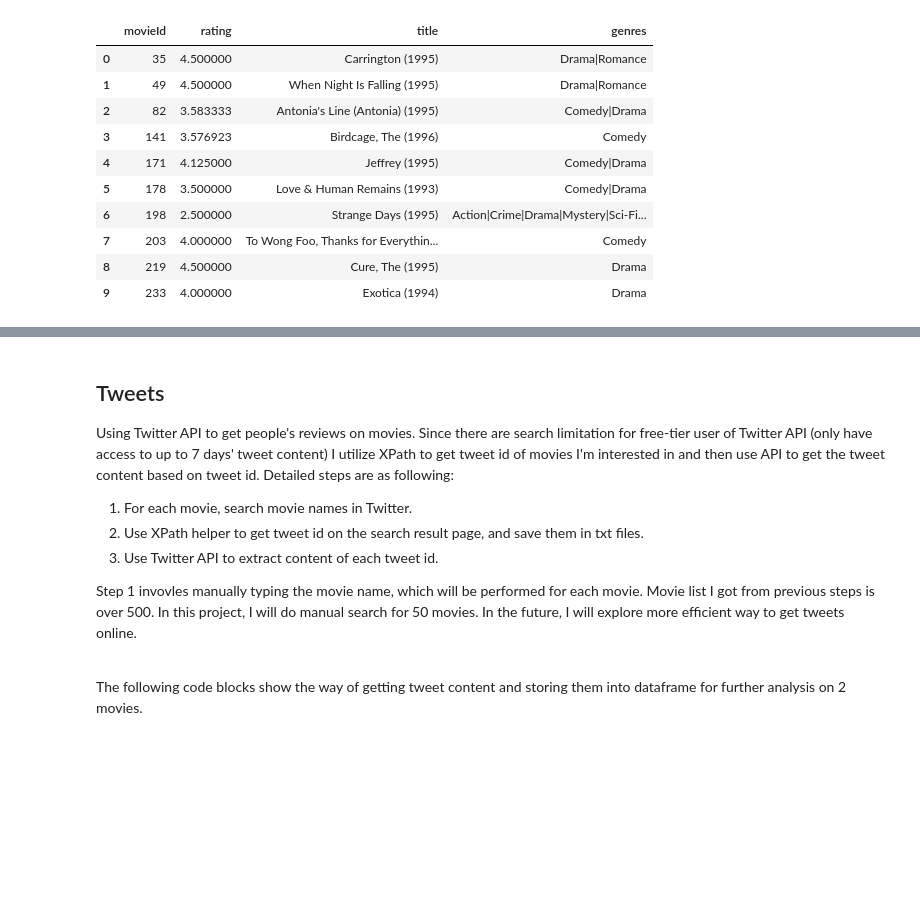
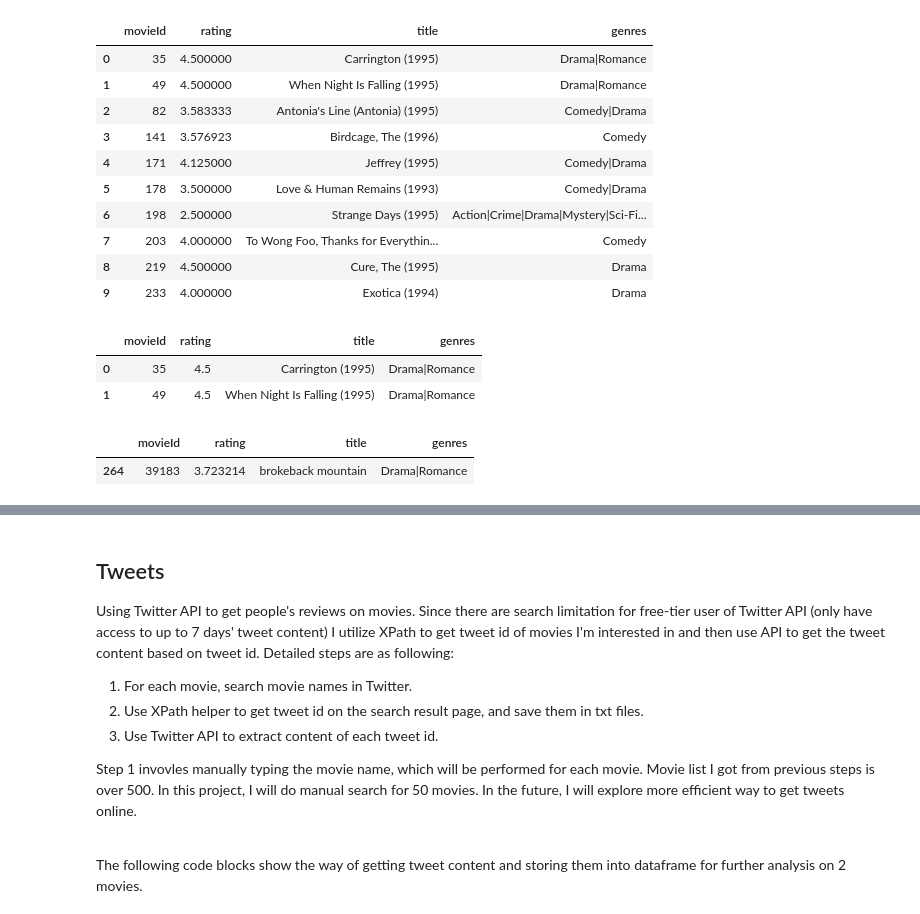
Before and after one commit to sayaaoi/Open.Data.Mashups.Project, a Jupyter notebook: Reproducible Data Compilation.ipynb, the cells around one changed output, grey strips where cells are left out. Saved outputs shown, nothing was run; the diff lists cells and outputs as text; code cells hidden in the pictures; blank space fills up the shorter version.

```diff
--- a/Reproducible Data Compilation.ipynb
+++ b/Reproducible Data Compilation.ipynb
@@ -398,3 +420,14 @@ moviename_rating.head(10)
 | 7 | 203 | 4.000000 | To Wong Foo, Thanks for Everythin... | Comedy |
 | 8 | 219 | 4.500000 | Cure, The (1995) | Drama |
 | 9 | 233 | 4.000000 | Exotica (1994) | Drama |
+# %%
+moviename_rating[(moviename_rating['title'] == 'When Night Is Falling (1995)') | (moviename_rating['title'] == 'Carrington (1995)')]
+# %% [output]
+|  | movieId | rating | title | genres |
+| 0 | 35 | 4.5 | Carrington (1995) | Drama|Romance |
+| 1 | 49 | 4.5 | When Night Is Falling (1995) | Drama|Romance |
+# %%
+moviename_rating['title'] = moviename_rating['title'].apply(lambda title:title[:-7].lower())
+# %% [output]
+|  | movieId | rating | title | genres |
+| 264 | 39183 | 3.723214 | brokeback mountain | Drama|Romance |
```
Also changed, not shown: parts of 12 cells of this notebook.
